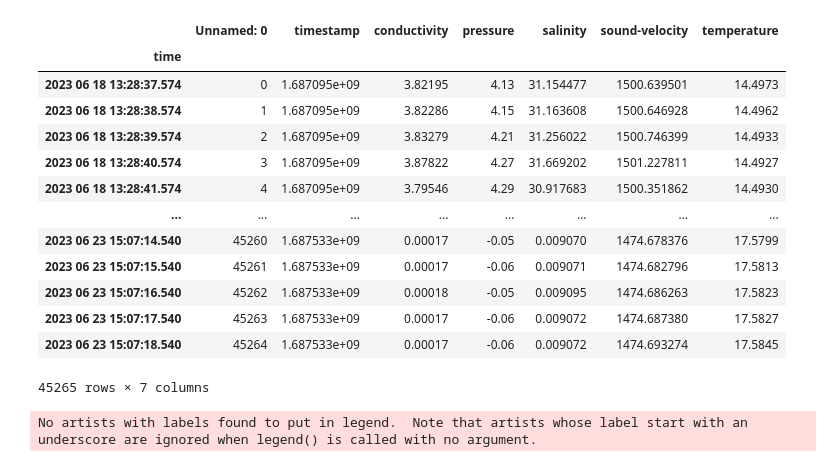
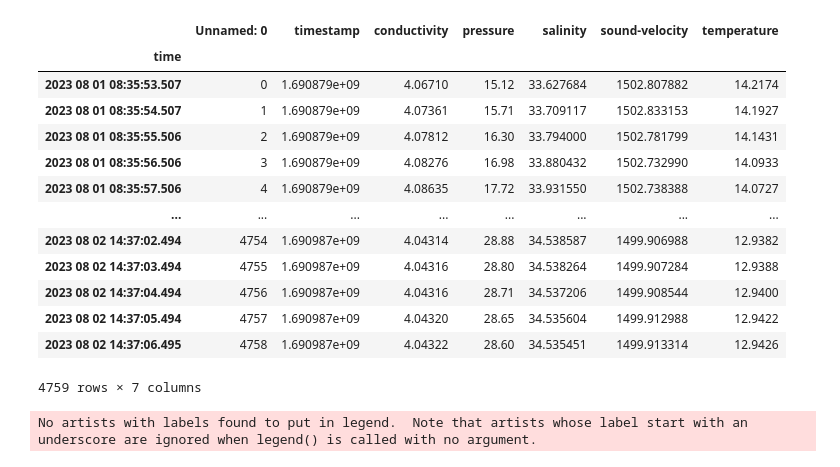
Before and after one commit to sams-tom/GaviaSciTools, a Jupyter notebook: notebooks/005-lad-plot-CTD.ipynb, the cells around one changed output. Saved outputs shown, nothing was run; the diff lists cells and outputs as text; code cells hidden in the pictures.

```diff
--- a/Untitled.ipynb
+++ b/notebooks/005-lad-plot-CTD.ipynb
@@ -8,26 +8,29 @@ import cmocean.cm as cmo
 # %%
 ## PLOT CTD DATA
 
-project='ECOWind-accelerate'
+# project='ECOWind-accelerate'
+project='SDA-trials-2023'
 drive ='e:'
-filename = os.path.join(drive,project,'master','files','processed-log-data','CTDdata.csv')
+folder='files'
+subfolder='processed-log-data'
+filename = os.path.join(drive,project,folder,subfolder,'CTDdata.csv')
 df=pd.read_csv(filename,index_col='time')
 df
 # %% [output]
 |  | Unnamed: 0 | timestamp | conductivity | pressure | salinity | sound-velocity | temperature |
 | time |  |  |  |  |  |  |  |
-| 2023 06 18 13:28:37.574 | 0 | 1.687095e+09 | 3.82195 | 4.13 | 31.154477 | 1500.639501 | 14.4973 |
-| 2023 06 18 13:28:38.574 | 1 | 1.687095e+09 | 3.82286 | 4.15 | 31.163608 | 1500.646928 | 14.4962 |
-| 2023 06 18 13:28:39.574 | 2 | 1.687095e+09 | 3.83279 | 4.21 | 31.256022 | 1500.746399 | 14.4933 |
-| 2023 06 18 13:28:40.574 | 3 | 1.687095e+09 | 3.87822 | 4.27 | 31.669202 | 1501.227811 | 14.4927 |
-| 2023 06 18 13:28:41.574 | 4 | 1.687095e+09 | 3.79546 | 4.29 | 30.917683 | 1500.351862 | 14.4930 |
+| 2023 08 01 08:35:53.507 | 0 | 1.690879e+09 | 4.06710 | 15.12 | 33.627684 | 1502.807882 | 14.2174 |
+| 2023 08 01 08:35:54.507 | 1 | 1.690879e+09 | 4.07361 | 15.71 | 33.709117 | 1502.833153 | 14.1927 |
+| 2023 08 01 08:35:55.506 | 2 | 1.690879e+09 | 4.07812 | 16.30 | 33.794000 | 1502.781799 | 14.1431 |
+| 2023 08 01 08:35:56.506 | 3 | 1.690879e+09 | 4.08276 | 16.98 | 33.880432 | 1502.732990 | 14.0933 |
+| 2023 08 01 08:35:57.506 | 4 | 1.690879e+09 | 4.08635 | 17.72 | 33.931550 | 1502.738388 | 14.0727 |
 | ... | ... | ... | ... | ... | ... | ... | ... |
-| 2023 06 23 15:07:14.540 | 45260 | 1.687533e+09 | 0.00017 | -0.05 | 0.009070 | 1474.678376 | 17.5799 |
-| 2023 06 23 15:07:15.540 | 45261 | 1.687533e+09 | 0.00017 | -0.06 | 0.009071 | 1474.682796 | 17.5813 |
-| 2023 06 23 15:07:16.540 | 45262 | 1.687533e+09 | 0.00018 | -0.05 | 0.009095 | 1474.686263 | 17.5823 |
-| 2023 06 23 15:07:17.540 | 45263 | 1.687533e+09 | 0.00017 | -0.06 | 0.009072 | 1474.687380 | 17.5827 |
-| 2023 06 23 15:07:18.540 | 45264 | 1.687533e+09 | 0.00017 | -0.06 | 0.009072 | 1474.693274 | 17.5845 |
+| 2023 08 02 14:37:02.494 | 4754 | 1.690987e+09 | 4.04314 | 28.88 | 34.538587 | 1499.906988 | 12.9382 |
+| 2023 08 02 14:37:03.494 | 4755 | 1.690987e+09 | 4.04316 | 28.80 | 34.538264 | 1499.907284 | 12.9388 |
+| 2023 08 02 14:37:04.494 | 4756 | 1.690987e+09 | 4.04316 | 28.71 | 34.537206 | 1499.908544 | 12.9400 |
+| 2023 08 02 14:37:05.494 | 4757 | 1.690987e+09 | 4.04320 | 28.65 | 34.535604 | 1499.912988 | 12.9422 |
+| 2023 08 02 14:37:06.495 | 4758 | 1.690987e+09 | 4.04322 | 28.60 | 34.535451 | 1499.913314 | 12.9426 |
-45265 rows × 7 columns
+4759 rows × 7 columns
 # %%
 fig,ax = plt.subplots(figsize=[8,4])
 pres = df["pressure"]
```
Also changed, not shown: 6 other files.
